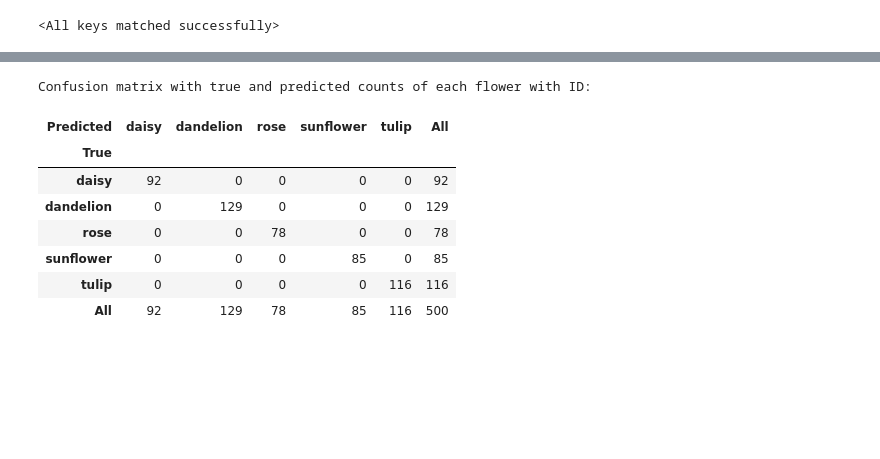
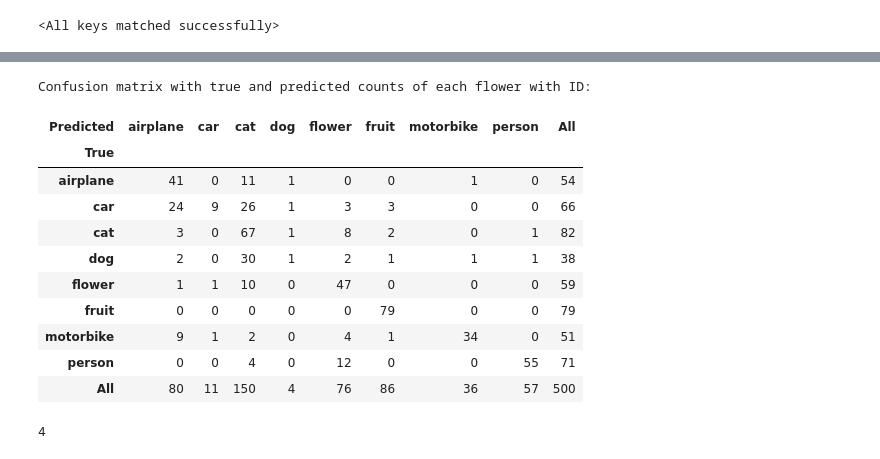
Before and after one commit to SumanGudikandula/Natural_Image_detector, a Jupyter notebook: Natural_Image_Classifier.ipynb, the cells around one changed output, grey strips where cells are left out. Drawn from its saved outputs; the diff is of its cells as text; code cells hidden in the pictures; blank space fills up the shorter version.

```diff
--- a/Natural_Image_Classifier.ipynb
+++ b/Natural_Image_Classifier.ipynb
@@ -89,7 +93,7 @@ class Net(nn.Module):
         self.conv2 = nn.Conv2d(32, 64, kernel_size=4, stride=2, padding=3)
         self.conv3 = nn.Conv2d(64, 128, kernel_size=4, stride=2, padding=3)
         self.fc1 = nn.Linear(128*3*3, 1152)
-        self.fc2 = nn.Linear(1152, 5)
+        self.fc2 = nn.Linear(1152, 8)
         '''
         7th attempt
         self.conv1 = nn.Conv2d(in_channels=3, out_channels=128, kernel_size=5, stride=3, padding=4)
@@ -200,7 +204,7 @@ optimizer = optim.SGD(net.parameters(), lr=lr_dynamic, momentum=momentum_dynamic
 #Initializing lists for plotting the graphs of epoch vs loss
 Epoch_list =[]
 Loss_list =[]
-for epoch in range(29):  # loop over the dataset multiple times
+for epoch in range(1):  # loop over the dataset multiple times
     running_loss = 0.0
     for i, data in enumerate(trainloader, 0):
         # get the inputs; data is a list of [inputs, labels]
@@ -275,8 +265,12 @@ for epoch in range(29,30):  # loop over the dataset multiple times
         if i % 100 == 99:    # print every 2000 mini-batches
             print(f'[{epoch + 1}, {i + 1:5d}] loss: {running_loss / 100:.3f}')
             if i==99:
+              Epoch_list.append((epoch) + 0.25)
+            if i==199:
               Epoch_list.append((epoch) + 0.5)
-            if i==199:
+            if i==299:
+              Epoch_list.append((epoch) + 0.75)
+            if i==399:
               Epoch_list.append((epoch) + 1)
 
             Loss_list.append(running_loss)
@@ -414,7 +349,8 @@ Accuracy of the network on the 500 test images: 79 %
 # %%
 #Creating the test results dataframe
-test_results = pd.concat([Actual_flower,Predicted_flower], axis = 1)
-test_results['Actual_flower']    = test_results['Actual_flower'].map({0: 'daisy', 1: 'dandelion', 2: 'rose', 3: 'sunflower', 4: 'tulip'})
-test_results['Predicted_flower'] = test_results['Predicted_flower'].map({0: 'daisy', 1: 'dandelion', 2: 'rose', 3: 'sunflower', 4: 'tulip'})
+test_results = pd.concat([Actual_Image,Predicted_Image], axis = 1)
+
+test_results['Actual_Image']    = test_results['Actual_Image'].map({0:'airplane',1: 'car',2: 'cat', 3: 'dog', 4:'flower', 5:'fruit', 6:'motorbike',7: 'person'})
+test_results['Predicted_Image'] = test_results['Predicted_Image'].map({0:'airplane',1: 'car',2: 'cat', 3: 'dog', 4:'flower', 5:'fruit', 6:'motorbike',7: 'person'})
 display(test_results)
 # %% [output]
@@ -504,14 +370,17 @@ Run  Trianing_times
 # %%
 #Printing the metrics like confution matrix of final model prediction and also classification report.
 print("Confusion matrix with true and predicted counts of each flower with ID:")
-display(pd.crosstab(test_results['Actual_flower'].squeeze(), test_results['Predicted_flower'].squeeze(), rownames=['True'], colnames=['Predicted'], margins=True))
+display(pd.crosstab(test_results['Actual_Image'].squeeze(), test_results['Predicted_Image'].squeeze(), rownames=['True'], colnames=['Predicted'], margins=True))
 # %% [output]
 Confusion matrix with true and predicted counts of each flower with ID:
-| Predicted | daisy | dandelion | rose | sunflower | tulip | All |
-| True |  |  |  |  |  |  |
-| daisy | 92 | 0 | 0 | 0 | 0 | 92 |
-| dandelion | 0 | 129 | 0 | 0 | 0 | 129 |
-| rose | 0 | 0 | 78 | 0 | 0 | 78 |
-| sunflower | 0 | 0 | 0 | 85 | 0 | 85 |
-| tulip | 0 | 0 | 0 | 0 | 116 | 116 |
-| All | 92 | 129 | 78 | 85 | 116 | 500 |
+| Predicted | airplane | car | cat | dog | flower | fruit | motorbike | person | All |
+| True |  |  |  |  |  |  |  |  |  |
+| airplane | 41 | 0 | 11 | 1 | 0 | 0 | 1 | 0 | 54 |
+| car | 24 | 9 | 26 | 1 | 3 | 3 | 0 | 0 | 66 |
+| cat | 3 | 0 | 67 | 1 | 8 | 2 | 0 | 1 | 82 |
+| dog | 2 | 0 | 30 | 1 | 2 | 1 | 1 | 1 | 38 |
+| flower | 1 | 1 | 10 | 0 | 47 | 0 | 0 | 0 | 59 |
+| fruit | 0 | 0 | 0 | 0 | 0 | 79 | 0 | 0 | 79 |
+| motorbike | 9 | 1 | 2 | 0 | 4 | 1 | 34 | 0 | 51 |
+| person | 0 | 0 | 4 | 0 | 12 | 0 | 0 | 55 | 71 |
+| All | 80 | 11 | 150 | 4 | 76 | 86 | 36 | 57 | 500 |
@@ -517,0 +404,4 @@ Confusion matrix with true and predicted counts of each flower with ID:
+# %%
+predicted.tolist()[0]
+# %% [output]
+4
```
Also changed, not shown: parts of 23 cells of this notebook.
